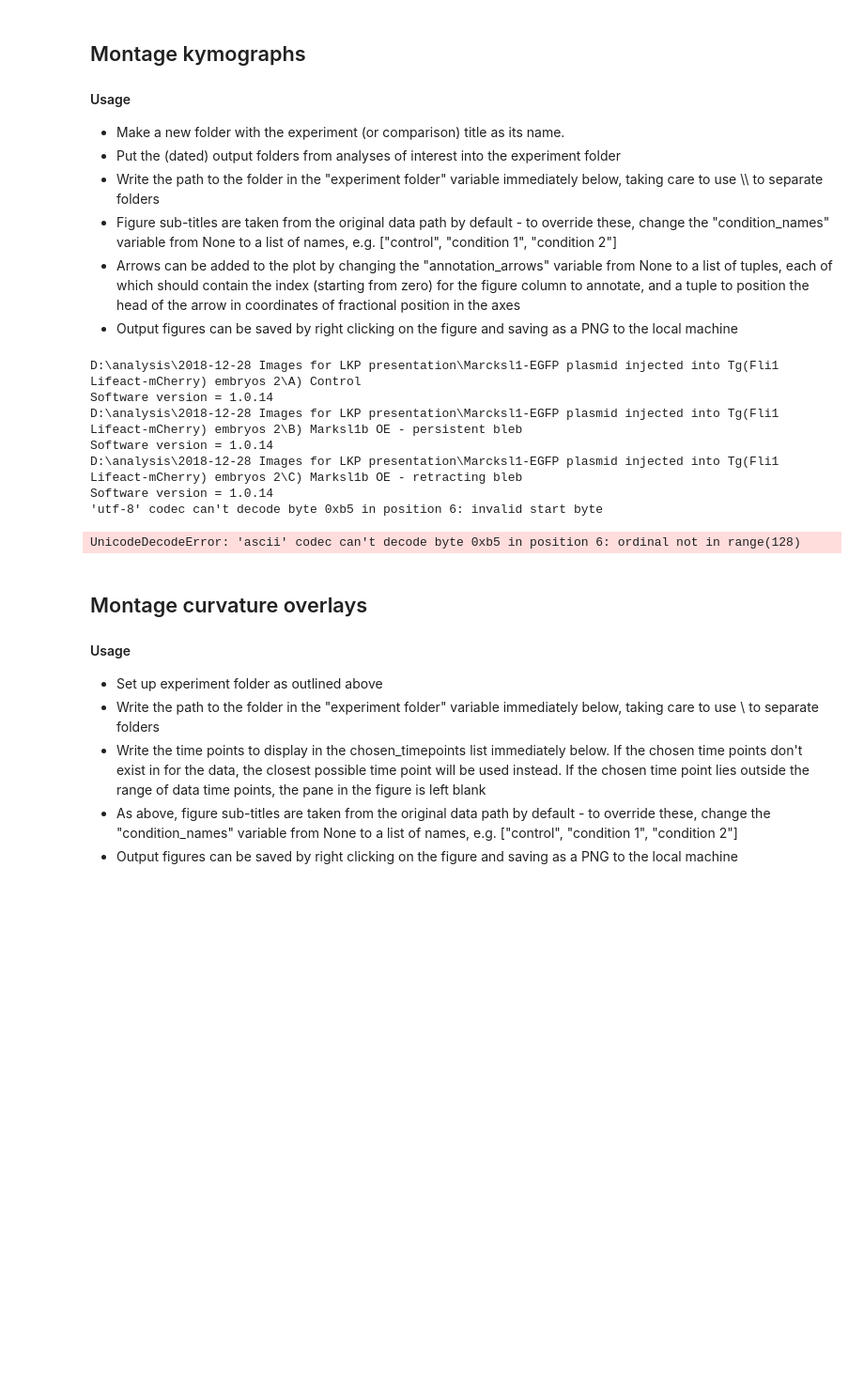
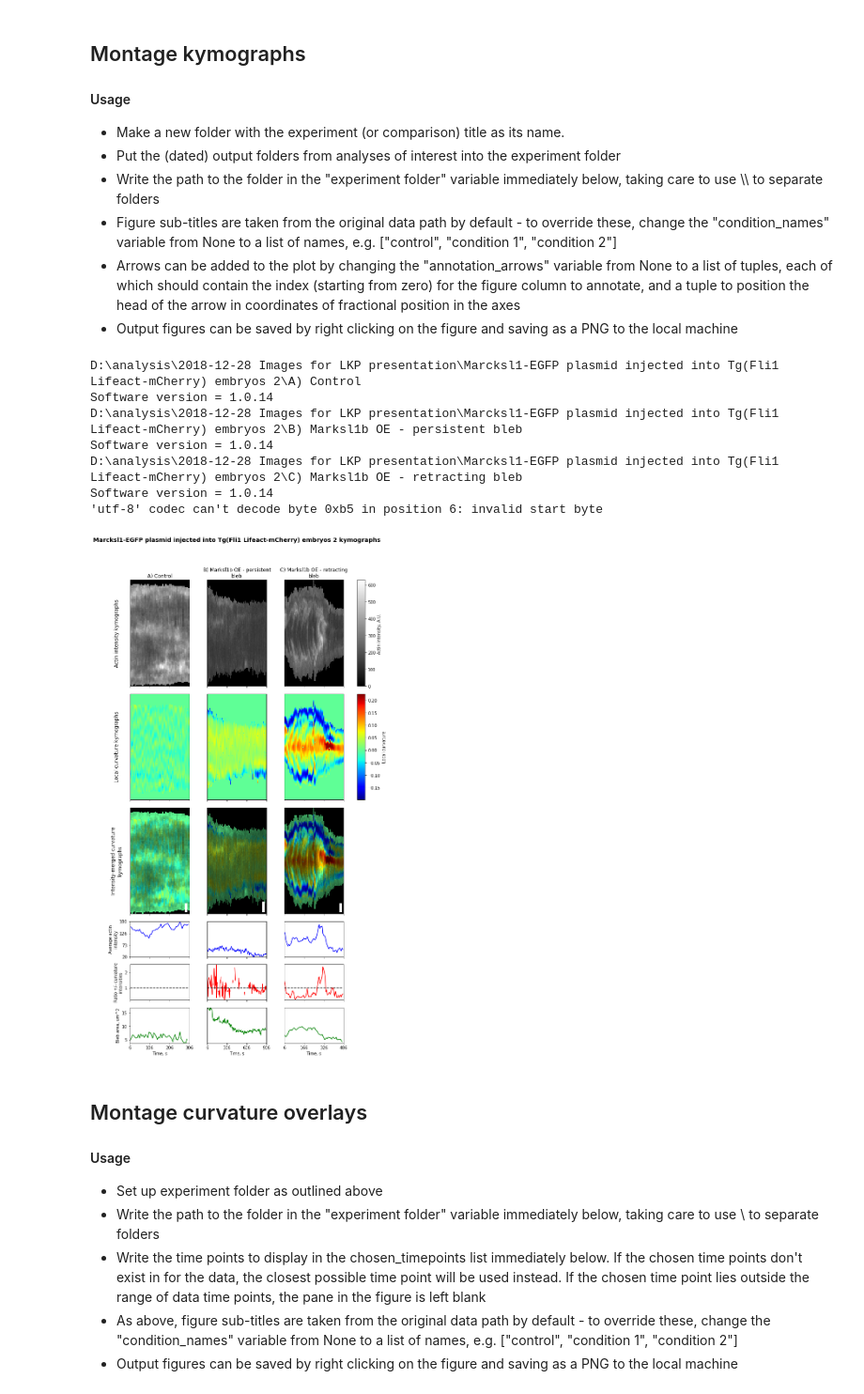
Before and after one commit to dougkelly88/blebbing_analysis, a Jupyter notebook: plotting/Blebbing figures.ipynb, the cells around one changed output. Shown at 94% size. Saved outputs shown, nothing was run; the diff lists cells and outputs as text; code cells hidden in the pictures; blank space fills up the shorter version.

```diff
--- a/plotting/Blebbing figures.ipynb
+++ b/plotting/Blebbing figures.ipynb
@@ -55,7 +55,7 @@ def load_kymograph_data(experiment_folder):
             areas.append(pd.read_csv(os.path.join(experiment_folder, subfolder, "bleb area.csv")));
         except UnicodeDecodeError as e:
             print(e);
-            areas.append(pd.read_csv(os.path.join(experiment_folder, subfolder, "bleb area.csv"), encoding='ascii'));
+            areas.append(pd.read_csv(os.path.join(experiment_folder, subfolder, "bleb area.csv"), encoding='cp1252'));
         if condition_names is None:
             if use_subfolder_as_condition:
                 subtitles.append(subfolder)
@@ -145,7 +145,7 @@ for idx in range(len(actin_kyms)):
                            aspect='auto',
                            interpolation=None,
                            extent=[t_offs,timestep*actin_kyms[idx].shape[1]+t_offs,0,actin_kyms[idx].shape[0]]);
-    average_nonzero_intensity, avg_nzi_pos_curv, avg_nzi_neg_curv = generate_average_intensity_plots(actin_kyms[idx], curvature_kyms[idx], curvature_threshold=0);
+    average_nonzero_intensity, avg_nzi_pos_curv, avg_nzi_neg_curv = generate_average_intensity_plots(actin_kyms[idx], curvature_kyms[idx], curvature_threshold=curvature_threshold);
     average_nonzero_intensities.append(average_nonzero_intensity);
     t = [t_offs + tidx*timestep for tidx in range(actin_kyms[idx].shape[1])];
     avgIplt = axs[3][idx].plot(t, average_nonzero_intensity, 'b-')
@@ -227,34 +227,34 @@ for row_idx in range(6):
                   fontsize=title_text_objs[idx].get_fontsize());
     else:
         axs[row_idx][0].set_ylabel("\n".join(wrap(subtitles[row_idx], 20)))
 
     if txt is not None:
         fig.add_artist(txt)
 
 plt.rc('figure', titlesize='x-large', titleweight='bold')
 fig.suptitle(experiment_title + " kymographs");
 
 # handle arrow annotations
 if annotation_arrows is not None:
     for ann in annotation_arrows:
         direction = -1 if ann[1][1] > 0.5 else 1;
         axs[0][ann[0]].annotate('', xycoords='axes fraction', xy=ann[1],
                                 xytext=(ann[1][0], ann[1][1] - direction * 0.1), textcoords='axes fraction',
                                 arrowprops=dict(facecolor='black', edgecolor='white'));
         axs[1][ann[0]].annotate('', xycoords='axes fraction', xy=ann[1],
                                 xytext=(ann[1][0], ann[1][1] - direction * 0.1), textcoords='axes fraction',
                                 arrowprops=dict(facecolor='black', edgecolor='white'));
 
 plt.show();
 # %% [output]
 D:\analysis\2018-12-28 Images for LKP presentation\Marcksl1-EGFP plasmid injected into Tg(Fli1 Lifeact-mCherry) embryos 2\A) Control
 Software version = 1.0.14
 D:\analysis\2018-12-28 Images for LKP presentation\Marcksl1-EGFP plasmid injected into Tg(Fli1 Lifeact-mCherry) embryos 2\B) Marksl1b OE - persistent bleb
 Software version = 1.0.14
 D:\analysis\2018-12-28 Images for LKP presentation\Marcksl1-EGFP plasmid injected into Tg(Fli1 Lifeact-mCherry) embryos 2\C) Marksl1b OE - retracting bleb
 Software version = 1.0.14
 'utf-8' codec can't decode byte 0xb5 in position 6: invalid start byte
-UnicodeDecodeError: 'ascii' codec can't decode byte 0xb5 in position 6: ordinal not in range(128)
+[figure, added]
 # %% [markdown]
 ## Montage curvature overlays
 
```
